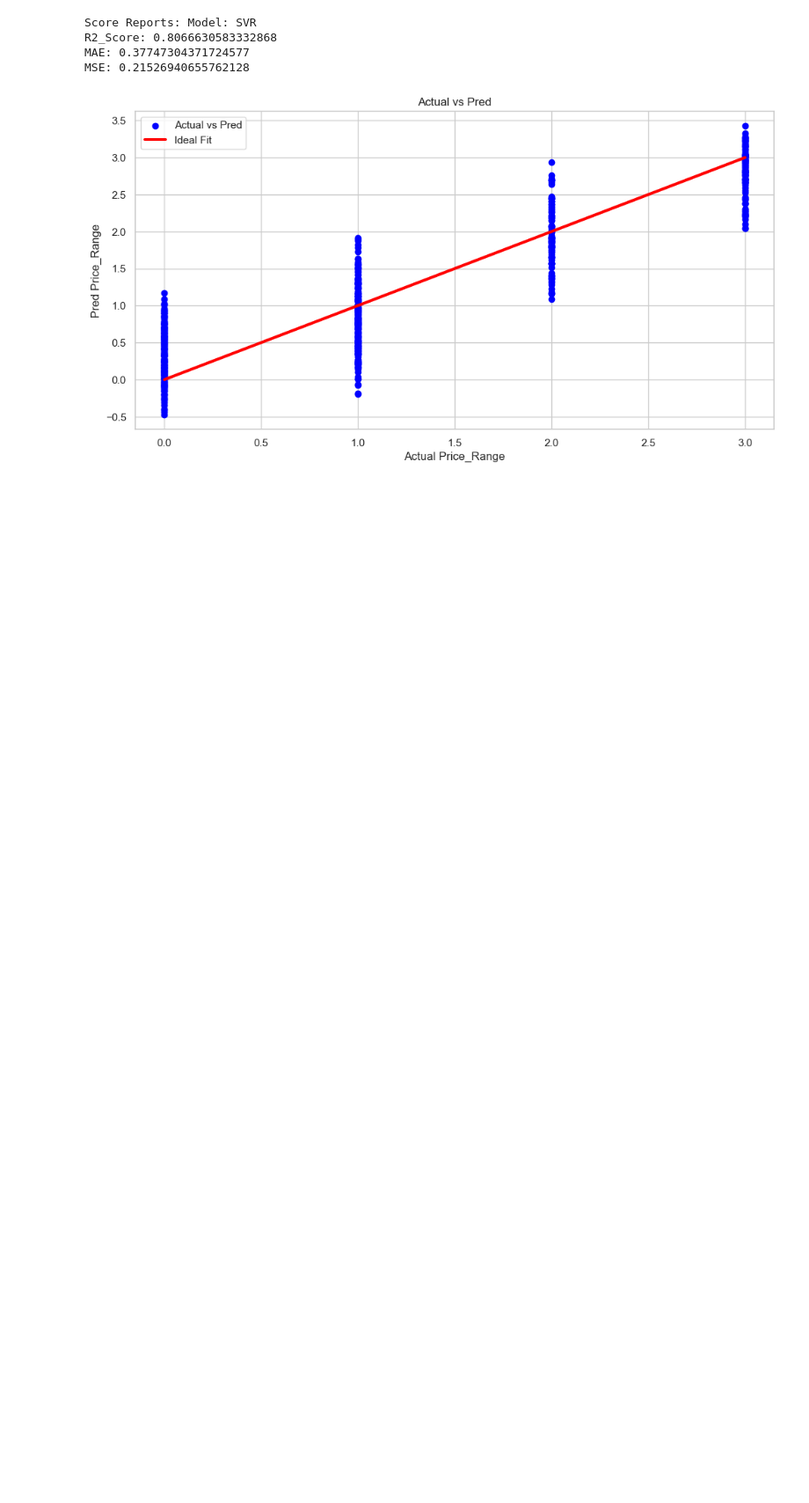
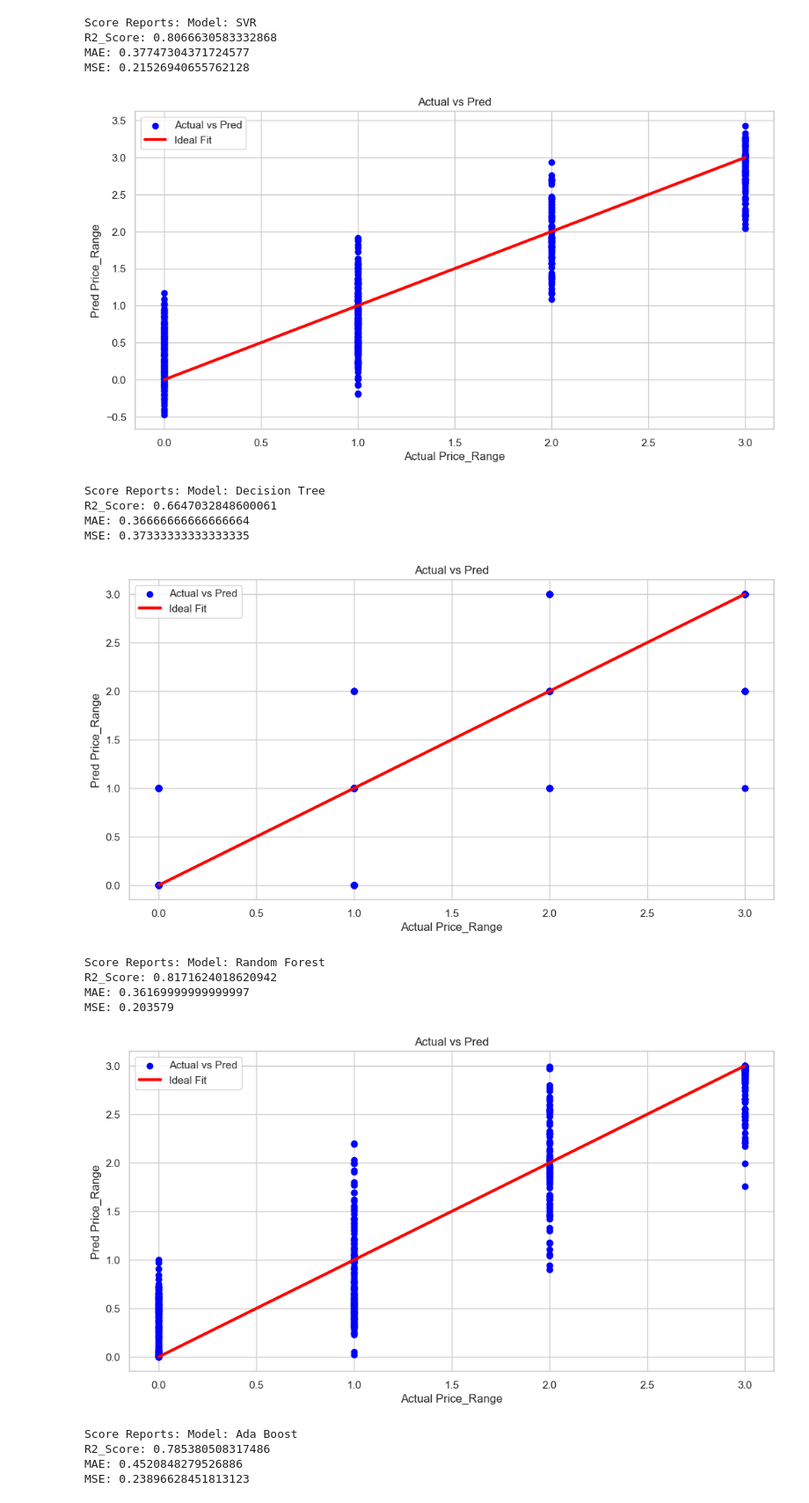
Before and after one commit to CrisMagdziak/Mobile_Prices, a Jupyter notebook: mobiles.ipynb, the cells around one changed output. Shown at 88% size. Cells and saved outputs as stored; diff of their text form; code cells hidden in the pictures; blank space fills up the shorter version.

```diff
--- a/mobiles.ipynb
+++ b/mobiles.ipynb
@@ -407,7 +407,7 @@ def model_train(name, model) :
     linear_plot(y_pred)
 # %%
 def model_train_tree(name, model) :
-    pipeline = make_pipeline(pca, model)
+    pipeline = make_pipeline(scaler, pca, model)
     pipeline.fit(X_train, y_train)
     y_pred = pipeline.predict(X_test)
 
@@ -459,3 +459,21 @@ R2_Score: 0.8066630583332868
 MAE: 0.37747304371724577
 MSE: 0.21526940655762128
 [figure]
+# %%
+for name, model in models_tree:
+    model_train_tree(name, model)
+# %% [output]
+Score Reports: Model: Decision Tree
+R2_Score: 0.6647032848600061
+MAE: 0.36666666666666664
+MSE: 0.37333333333333335
+[figure, added]
+Score Reports: Model: Random Forest
+R2_Score: 0.8171624018620942
+MAE: 0.36169999999999997
+MSE: 0.203579
+[figure, added]
+Score Reports: Model: Ada Boost
+R2_Score: 0.785380508317486
+MAE: 0.4520848279526886
+MSE: 0.23896628451813123
```
Also changed, not shown: parts of 1 cell of this notebook.
